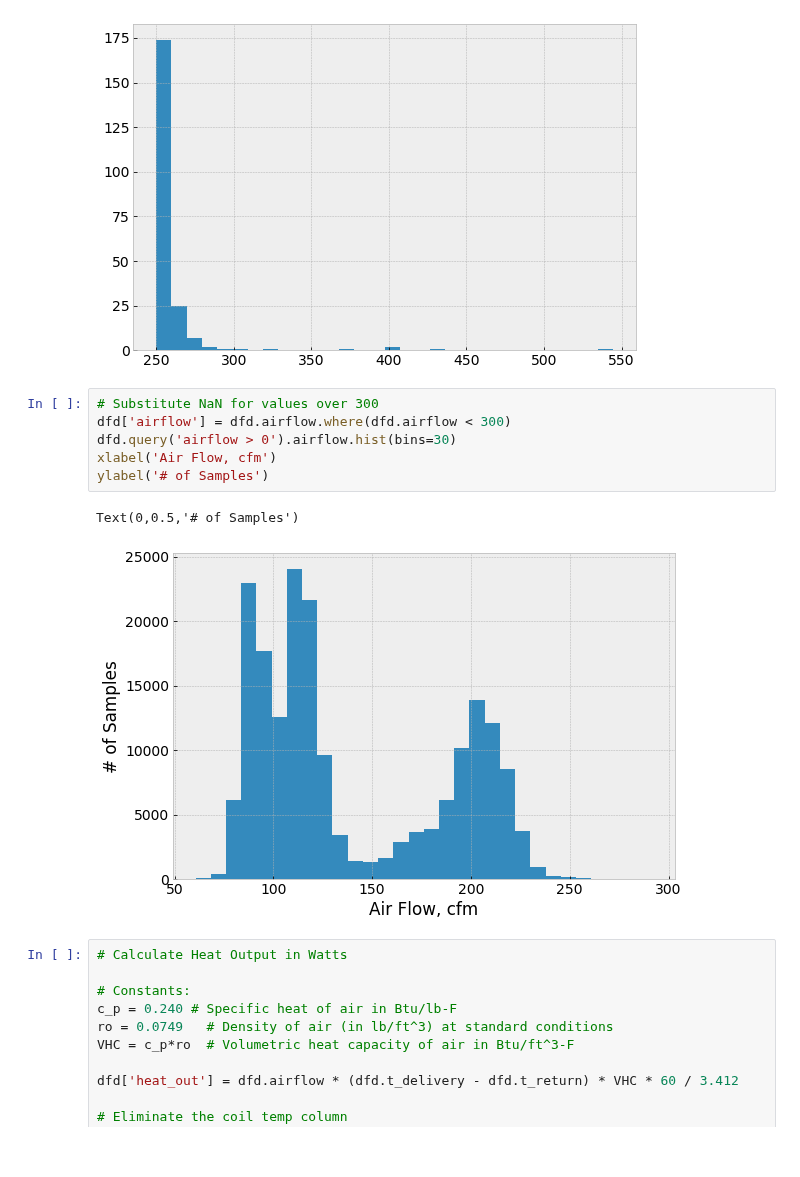
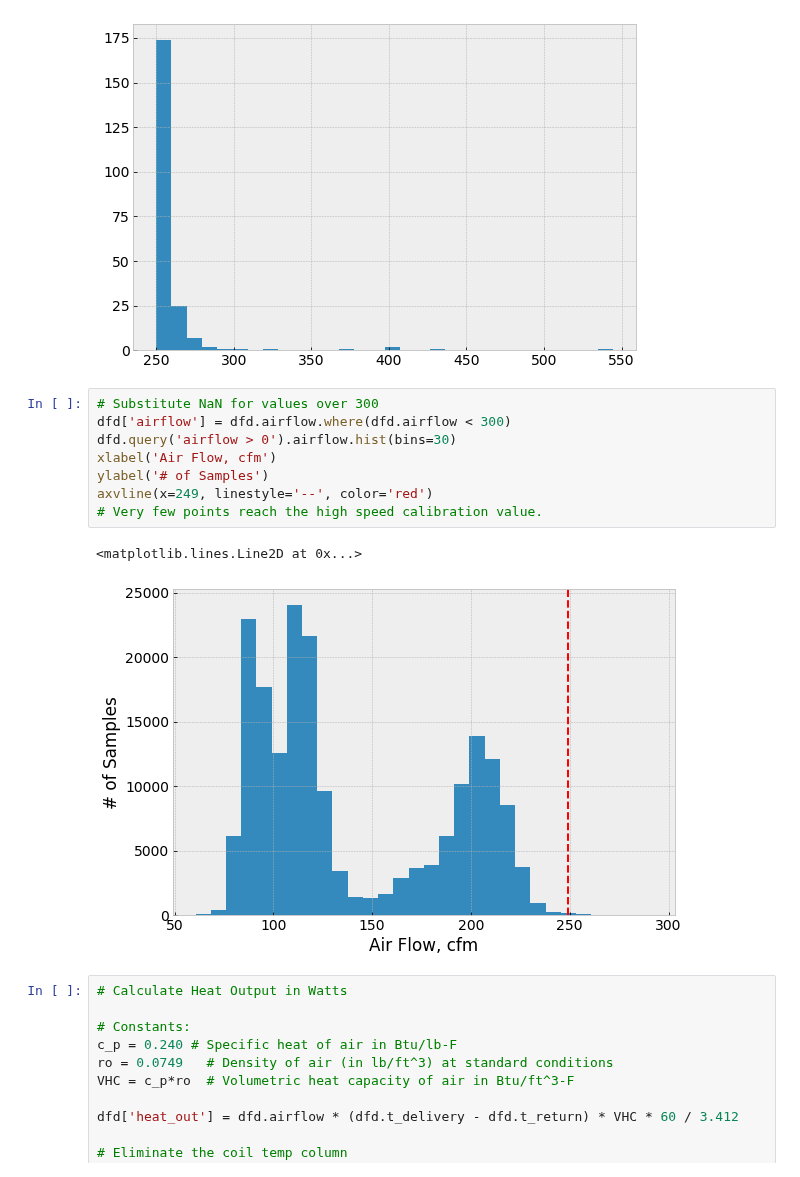
Before and after one commit to alanmitchell/heat-pump-study, a Jupyter notebook: field_studies/cchrc_2015/cchrc_raw_data.ipynb, the cells around one changed output. Drawn from its saved outputs; the diff is of its cells as text.

```diff
--- a/field_studies/cchrc_2015/cchrc_raw_data.ipynb
+++ b/field_studies/cchrc_2015/cchrc_raw_data.ipynb
@@ -130,12 +124,14 @@ dfd.query('airflow > 250').airflow.hist(bins=30)
 # %%
 # Substitute NaN for values over 300
 dfd['airflow'] = dfd.airflow.where(dfd.airflow < 300)
 dfd.query('airflow > 0').airflow.hist(bins=30)
 xlabel('Air Flow, cfm')
 ylabel('# of Samples')
+axvline(x=249, linestyle='--', color='red')
+# Very few points reach the high speed calibration value.
 # %% [output]
-Text(0,0.5,'# of Samples')
+<matplotlib.lines.Line2D at 0x...>
-[figure, old version]
+[figure, new version]
 # %%
 # Calculate Heat Output in Watts
 
```
Also changed, not shown: parts of 2 cells of this notebook.
